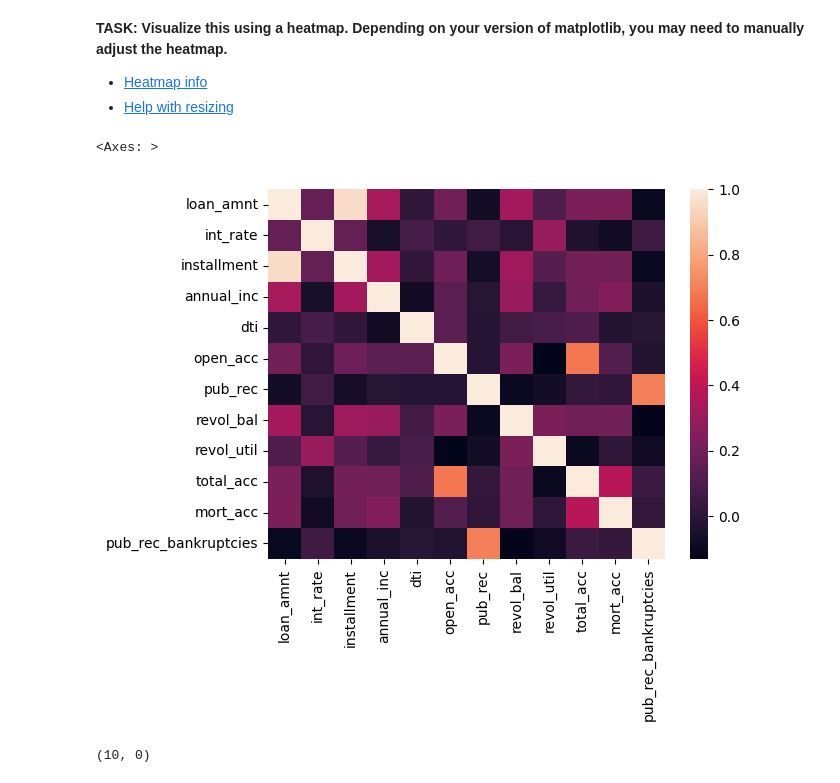
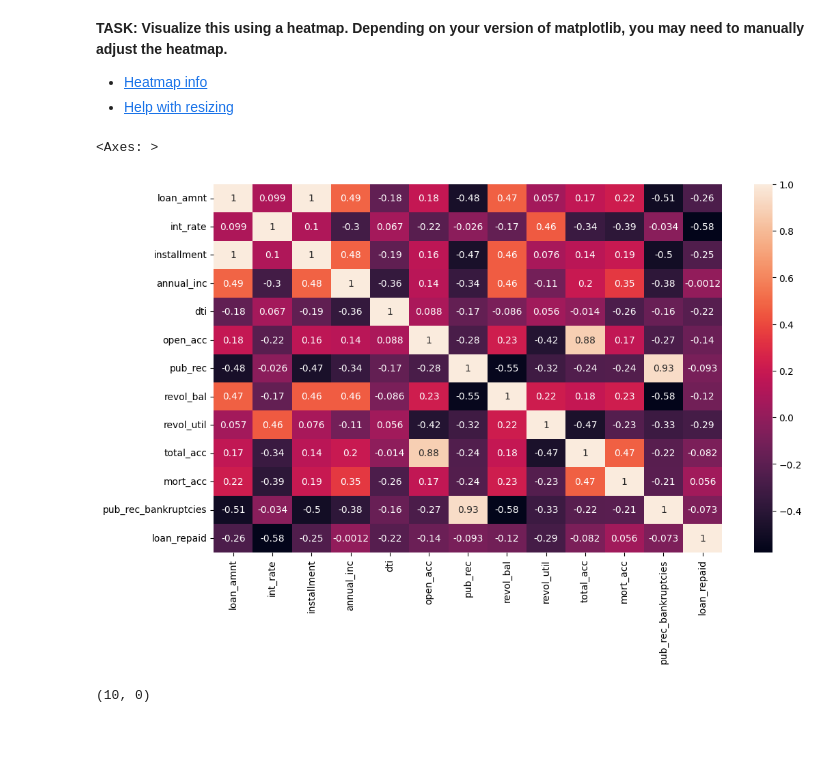
Before and after one commit to Ali-mohammadi-design/TensorFlow, a Jupyter notebook: Tensorflow_Comprehensive_Project_Lending_home_data_Exercise.ipynb, the cells around one changed output. Saved outputs shown, nothing was run; the diff lists cells and outputs as text; code cells hidden in the pictures; blank space fills up the shorter version.

```diff
--- a/Tensorflow_Comprehensive_Project_Lending_home_data_Exercise.ipynb
+++ b/Tensorflow_Comprehensive_Project_Lending_home_data_Exercise.ipynb
@@ -347,11 +350,11 @@ a
 * [Help with resizing](https://stackoverflow.com/questions/56942670/matplotlib-seaborn-first-and-last-row-cut-in-half-of-heatmap-plot)
 # %%
 # CODE HERE
-
-sns.heatmap(a)
+plt.figure(figsize=(12,7))
+sns.heatmap(a.corr(), annot=True)
 # %% [output]
 <Axes: >
-[figure, old version]
+[figure, new version]
 # %%
 # %% [output]
 (10, 0)
```
Also changed, not shown: parts of 20 cells of this notebook.
